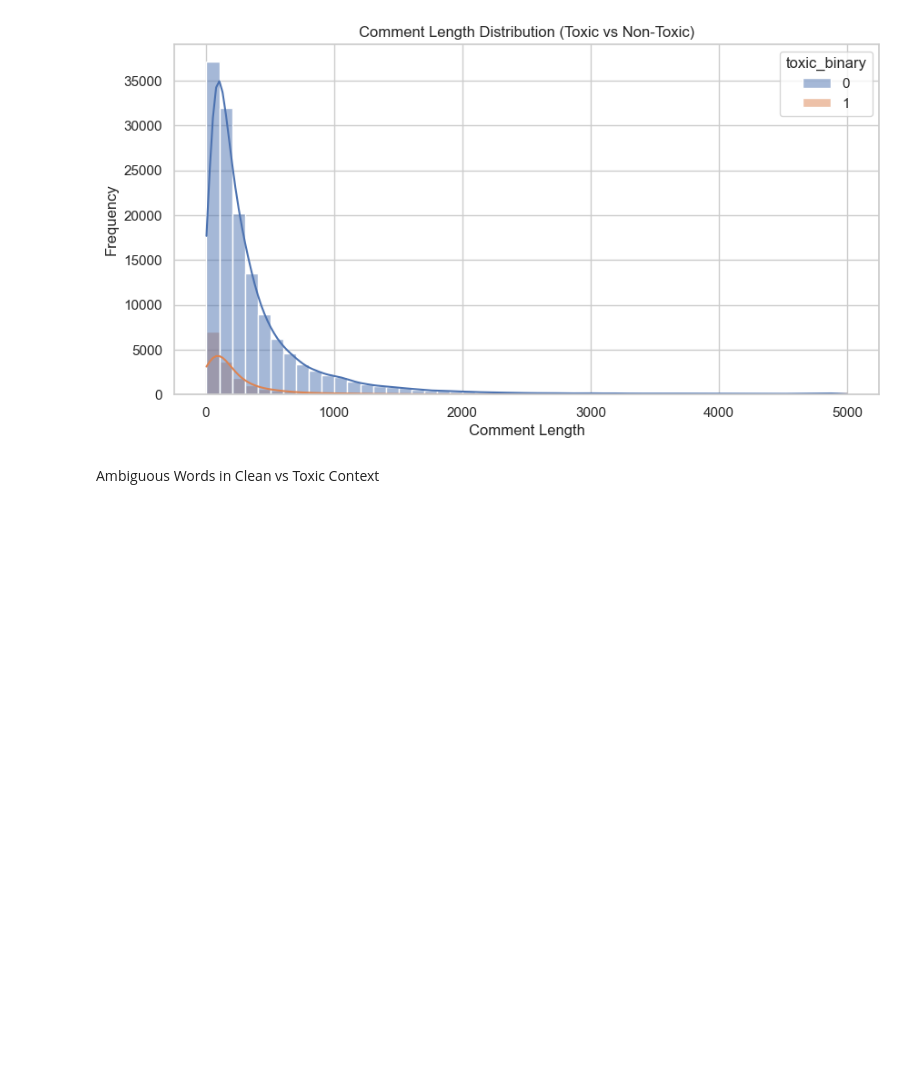
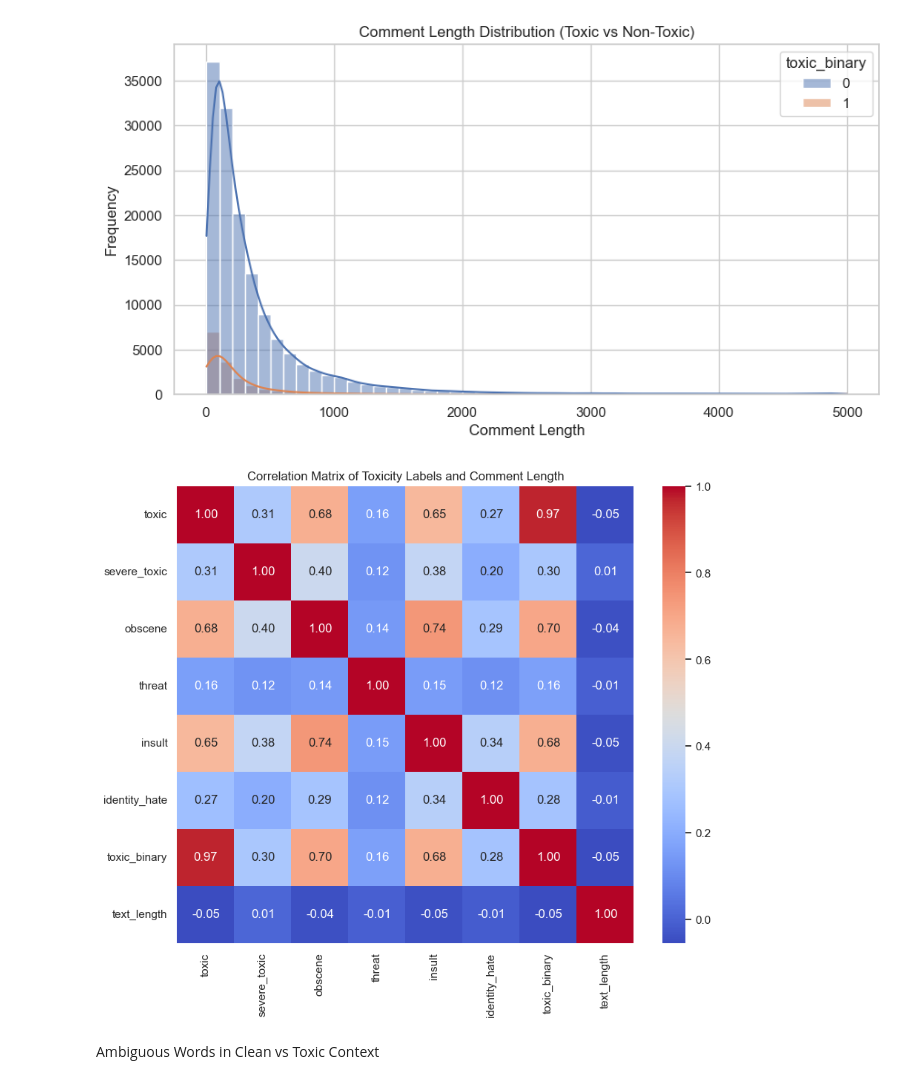
Before and after one commit to madhvesh23/Toxic_Comment_Detection, a Jupyter notebook: toxicity-detector/load.ipynb, the cells around one changed output. Cells and saved outputs as stored; diff of their text form; code cells hidden in the pictures; blank space fills up the shorter version.

```diff
--- a/toxicity-detector/load.ipynb
+++ b/toxicity-detector/load.ipynb
@@ -87,6 +87,25 @@ plt.ylabel("Frequency")
 plt.show()
 # %% [output]
 [figure]
+# %%
+import pandas as pd
+import matplotlib.pyplot as plt
+import seaborn as sns
+
+# Create text length feature
+train_df['text_length'] = train_df['comment_text'].apply(len)
+
+# Include only numerical columns for correlation (e.g., toxicity labels and text_length)
+correlation_columns = [col for col in train_df.columns if train_df[col].dtype in ['int64', 'float64']]
+correlation_matrix = train_df[correlation_columns].corr()
+
+# Plot correlation matrix
+plt.figure(figsize=(10, 8))
+sns.heatmap(correlation_matrix, annot=True, cmap='coolwarm', fmt=".2f", square=True)
+plt.title("Correlation Matrix of Toxicity Labels and Comment Length")
+plt.show()
+# %% [output]
+[figure, added]
 # %% [markdown]
 Ambiguous Words in Clean vs Toxic Context
 # %%
```
Also changed, not shown: parts of 29 cells of this notebook, 5 other files.
